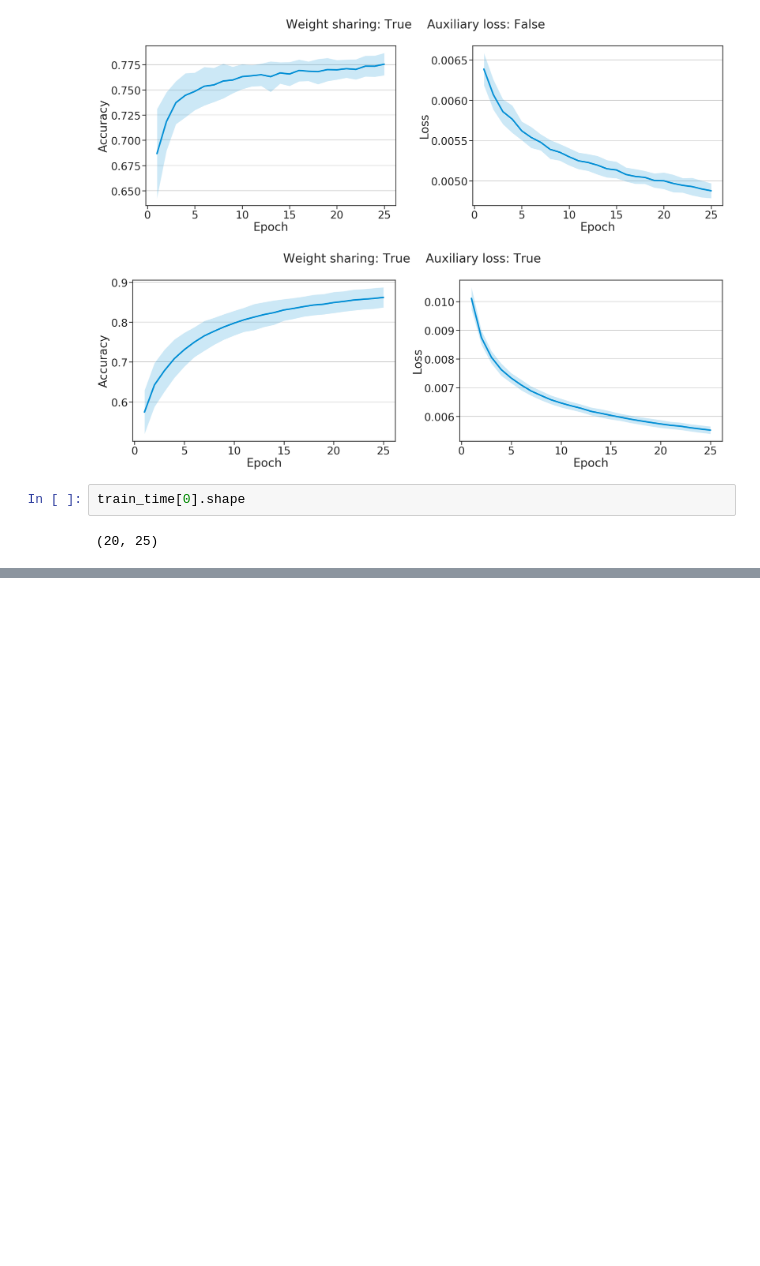
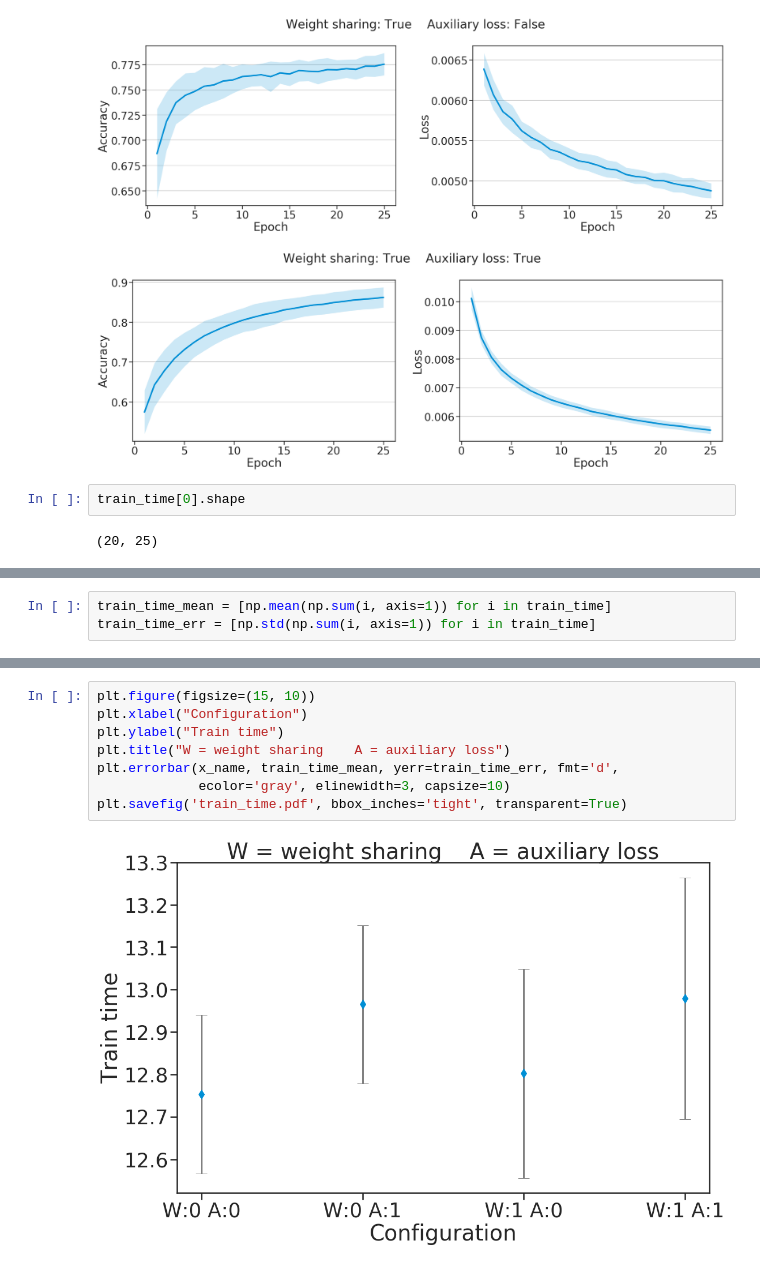
Before and after one commit to ownzonefeng/deep_learning_project, a Jupyter notebook: Proj1/Visualisation.ipynb, the cells around one changed output, grey strips where cells are left out. Cells and saved outputs as stored; diff of their text form; blank space fills up the shorter version.

```diff
--- a/Proj1/Vis.ipynb
+++ b/Proj1/Visualisation.ipynb
@@ -79,0 +87,3 @@ train_time[0].shape
+# %%
+train_time_mean = [np.mean(np.sum(i, axis=1)) for i in train_time]
+train_time_err = [np.std(np.sum(i, axis=1)) for i in train_time]
@@ -79,0 +112,10 @@ train_time[0].shape
+# %%
+plt.figure(figsize=(15, 10))
+plt.xlabel("Configuration")
+plt.ylabel("Train time")
+plt.title("W = weight sharing    A = auxiliary loss")
+plt.errorbar(x_name, train_time_mean, yerr=train_time_err, fmt='d',
+             ecolor='gray', elinewidth=3, capsize=10)
+plt.savefig('train_time.pdf', bbox_inches='tight', transparent=True)
+# %% [output]
+[figure, added]
```
Also changed, not shown: parts of 6 cells of this notebook, 4 other files.
